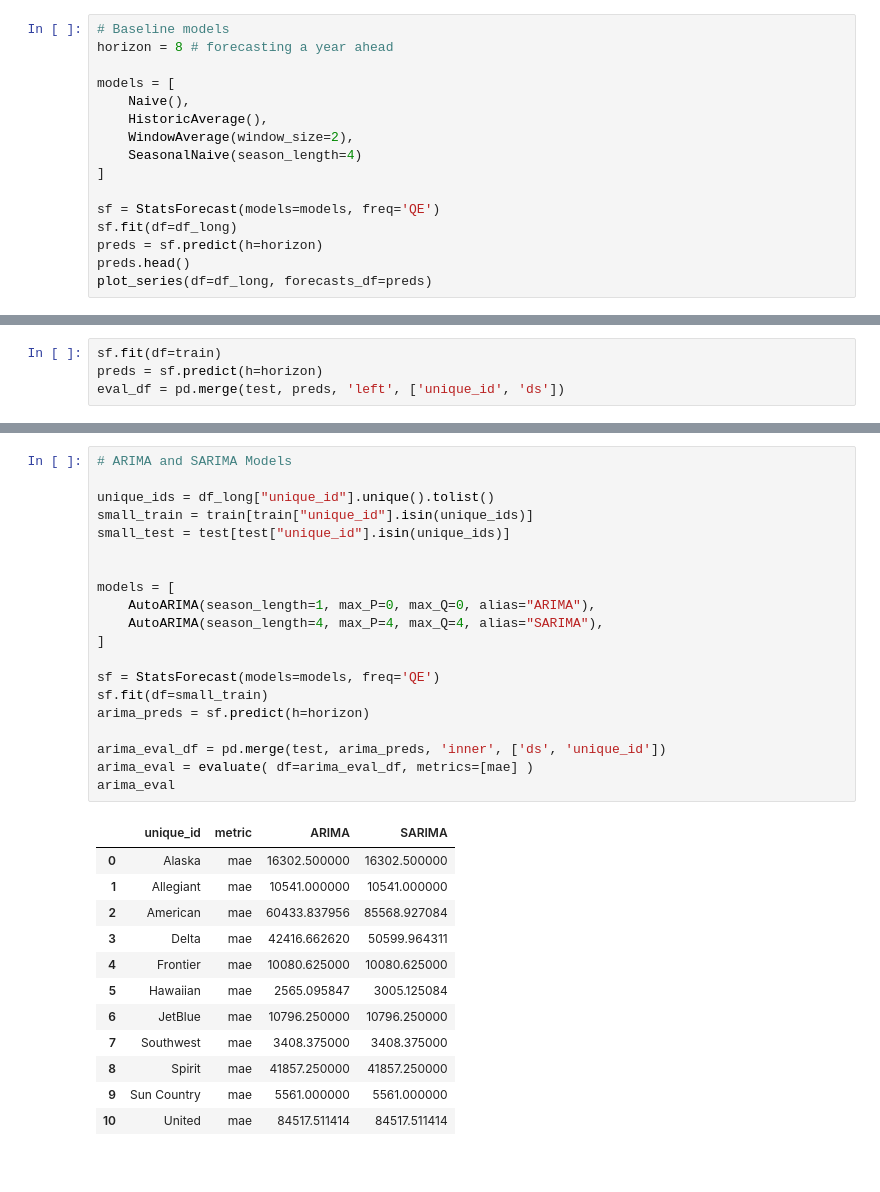
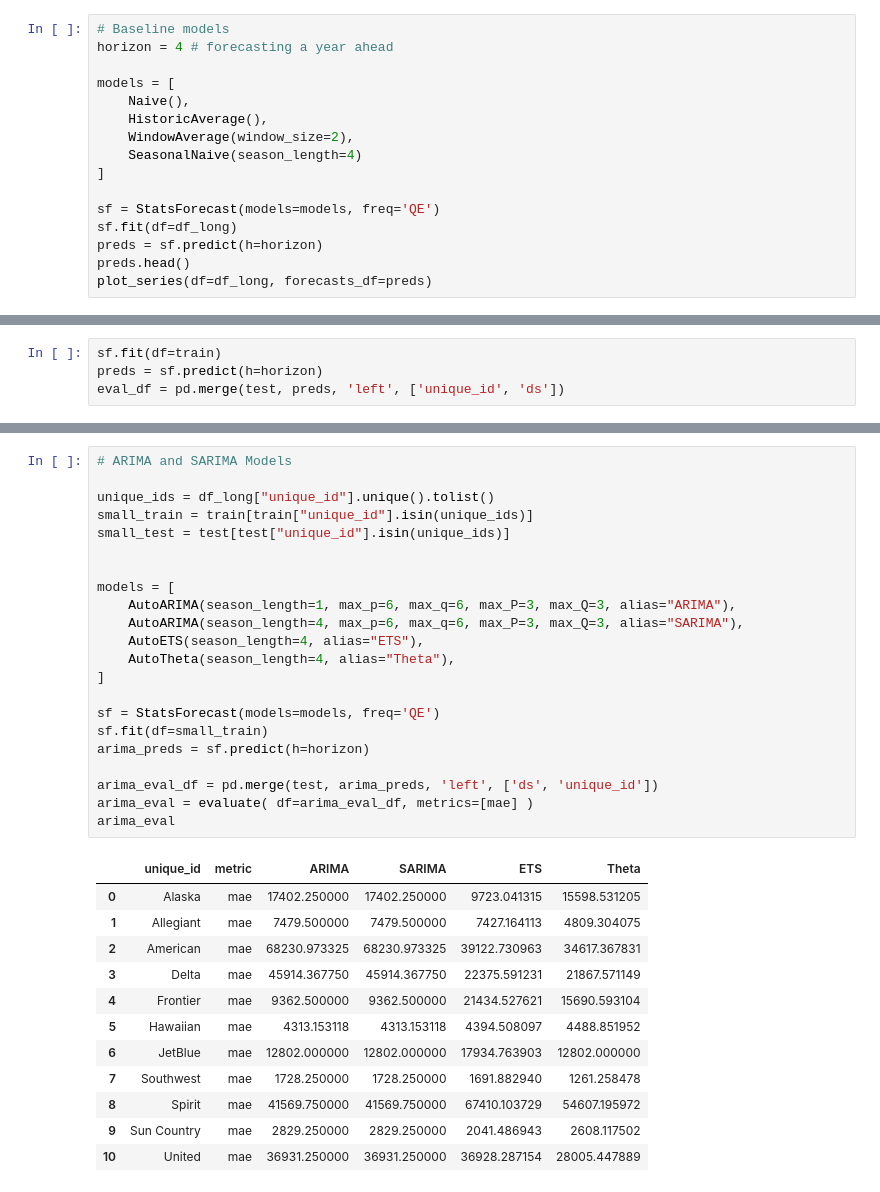
Before and after one commit to PranavShidlaghatta/BaggageRevenueModel, a Jupyter notebook: notebooks/bag_rev_forecast.ipynb, the cells around one changed output, grey strips where cells are left out. Saved outputs shown, nothing was run; the diff lists cells and outputs as text.

```diff
--- a/notebooks/bag_rev_forecast.ipynb
+++ b/notebooks/bag_rev_forecast.ipynb
@@ -46,7 +46,7 @@ df_long
 440 rows × 3 columns
 # %%
 # Baseline models
-horizon = 8 # forecasting a year ahead
+horizon = 4 # forecasting a year ahead
 
 models = [
     Naive(),
@@ -95,36 +95,38 @@ evaluation
 # %%
 # ARIMA and SARIMA Models
 
 unique_ids = df_long["unique_id"].unique().tolist()
 small_train = train[train["unique_id"].isin(unique_ids)]
 small_test = test[test["unique_id"].isin(unique_ids)]
 
 
 models = [
-    AutoARIMA(season_length=1, max_P=0, max_Q=0, alias="ARIMA"),
-    AutoARIMA(season_length=4, max_P=4, max_Q=4, alias="SARIMA"),
+    AutoARIMA(season_length=1, max_p=6, max_q=6, max_P=3, max_Q=3, alias="ARIMA"),
+    AutoARIMA(season_length=4, max_p=6, max_q=6, max_P=3, max_Q=3, alias="SARIMA"),
+    AutoETS(season_length=4, alias="ETS"),
+    AutoTheta(season_length=4, alias="Theta"),
 ]
 
 sf = StatsForecast(models=models, freq='QE')
 sf.fit(df=small_train)
 arima_preds = sf.predict(h=horizon)
 
-arima_eval_df = pd.merge(test, arima_preds, 'inner', ['ds', 'unique_id'])
+arima_eval_df = pd.merge(test, arima_preds, 'left', ['ds', 'unique_id'])
 arima_eval = evaluate( df=arima_eval_df, metrics=[mae] )
 arima_eval
 # %% [output]
-|  | unique_id | metric | ARIMA | SARIMA |
-| 0 | Alaska | mae | 16302.500000 | 16302.500000 |
-| 1 | Allegiant | mae | 10541.000000 | 10541.000000 |
-| 2 | American | mae | 60433.837956 | 85568.927084 |
-| 3 | Delta | mae | 42416.662620 | 50599.964311 |
-| 4 | Frontier | mae | 10080.625000 | 10080.625000 |
-| 5 | Hawaiian | mae | 2565.095847 | 3005.125084 |
-| 6 | JetBlue | mae | 10796.250000 | 10796.250000 |
-| 7 | Southwest | mae | 3408.375000 | 3408.375000 |
-| 8 | Spirit | mae | 41857.250000 | 41857.250000 |
-| 9 | Sun Country | mae | 5561.000000 | 5561.000000 |
-| 10 | United | mae | 84517.511414 | 84517.511414 |
+|  | unique_id | metric | ARIMA | SARIMA | ETS | Theta |
+| 0 | Alaska | mae | 17402.250000 | 17402.250000 | 9723.041315 | 15598.531205 |
+| 1 | Allegiant | mae | 7479.500000 | 7479.500000 | 7427.164113 | 4809.304075 |
+| 2 | American | mae | 68230.973325 | 68230.973325 | 39122.730963 | 34617.367831 |
+| 3 | Delta | mae | 45914.367750 | 45914.367750 | 22375.591231 | 21867.571149 |
+| 4 | Frontier | mae | 9362.500000 | 9362.500000 | 21434.527621 | 15690.593104 |
+| 5 | Hawaiian | mae | 4313.153118 | 4313.153118 | 4394.508097 | 4488.851952 |
+| 6 | JetBlue | mae | 12802.000000 | 12802.000000 | 17934.763903 | 12802.000000 |
+| 7 | Southwest | mae | 1728.250000 | 1728.250000 | 1691.882940 | 1261.258478 |
+| 8 | Spirit | mae | 41569.750000 | 41569.750000 | 67410.103729 | 54607.195972 |
+| 9 | Sun Country | mae | 2829.250000 | 2829.250000 | 2041.486943 | 2608.117502 |
+| 10 | United | mae | 36931.250000 | 36931.250000 | 36928.287154 | 28005.447889 |
 # %%
 # plotting
 
```
Also changed, not shown: parts of 6 cells of this notebook, 1 other file.
